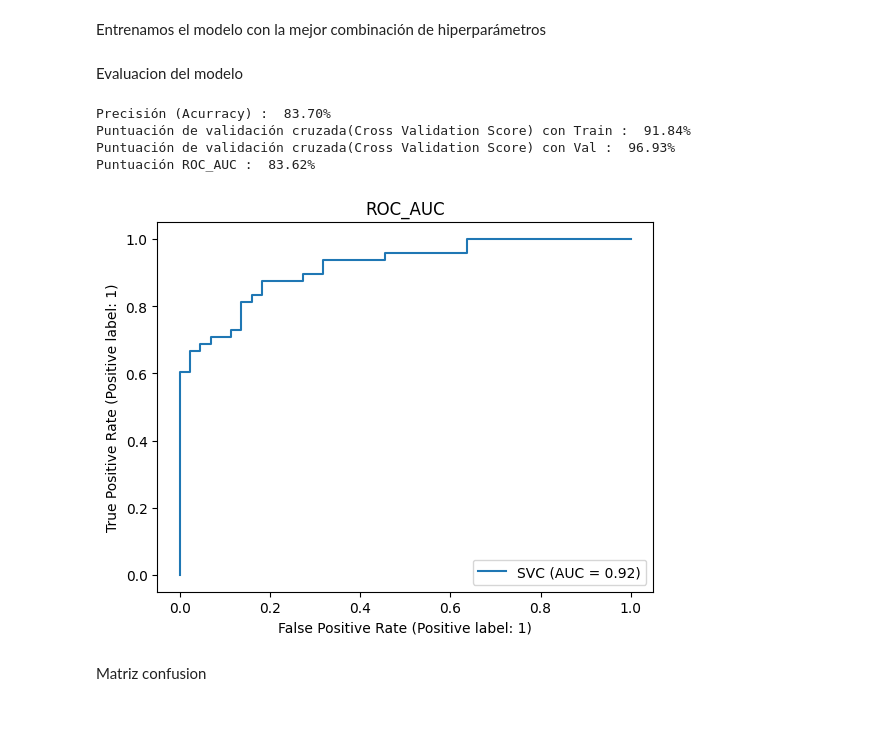
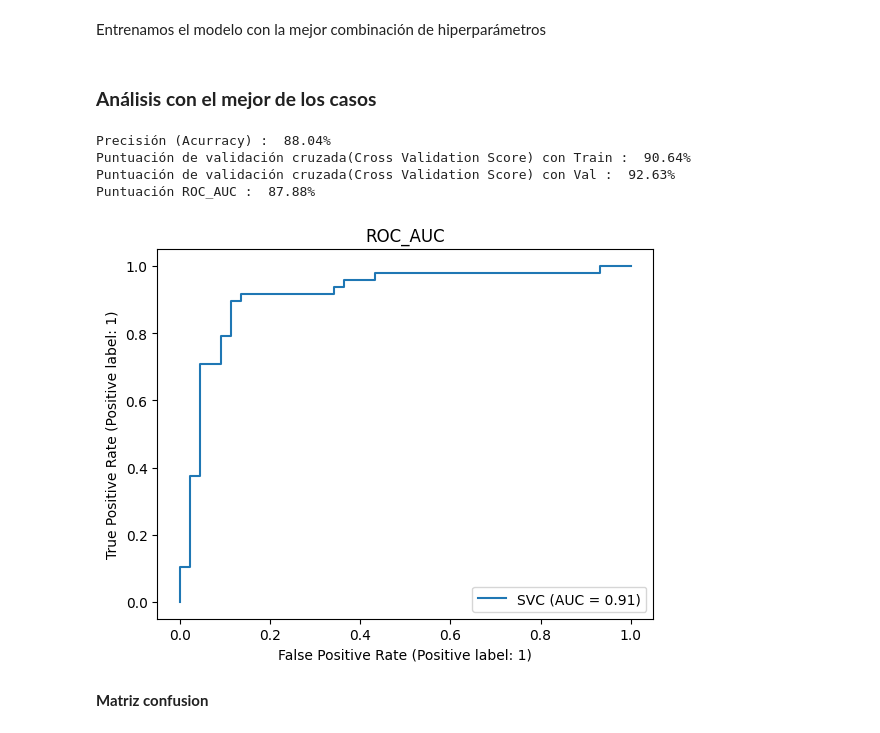
Before and after one commit to fernandogmz/DASI, a Jupyter notebook: Support_Vector_Clasiffier.ipynb, the cells around one changed output. Drawn from its saved outputs; the diff is of its cells as text; code cells hidden in the pictures.

```diff
--- a/Support_Vector_Clasiffier.ipynb
+++ b/Support_Vector_Clasiffier.ipynb
@@ -261,0 +280,7 @@ X_val_enc = enc.transform(X_val)
+# %%
+from sklearn.model_selection import train_test_split
+
+X_train_OH, X_test_OH, Y_train_OH, Y_test_OH = train_test_split(X, Y, test_size=0.1, random_state = RANDOM_STATE)
+X_train_OH, X_val_OH, Y_train_OH, Y_val_OH = train_test_split(X_train_OH, Y_train_OH, test_size=0.1, random_state = RANDOM_STATE)
+
+X_train_OH.shape, X_test_OH.shape, X_val_OH.shape
@@ -262 +291,13 @@ X_val_enc = enc.transform(X_val)
+# %%
+from sklearn.preprocessing import StandardScaler
+scaler = StandardScaler()
+
+scaler.fit(X_train_OH)
+X_train_OH= scaler.transform(X_train_OH)
+
+scaler.fit(X_test_OH)
+X_test_OH= scaler.transform(X_test_OH)
+
+scaler.fit(X_val_OH)
+X_val_OH= scaler.transform(X_val_OH)
 # %% [markdown]
@@ -275,8 +316,7 @@ kernels = ['linear', 'poly', 'rbf', 'sigmoid']
 cs = [0.00001 ,	0.0001 ,	0.001 ,	0.01 ,	0.1 ,	1]
 # %%
 # Table structure
-# penalty max_iterations learning_rate alpha eta
-from sklearn.naive_bayes import BernoulliNB
+from sklearn.svm import SVC
 
 results = []
 for kernel in kernels:
@@ -284,11 +324,11 @@ for kernel in kernels:
     print('Entrenando... kernel:{kernel} --- c:{c} ---'.format(kernel=kernel, c = c))
     # Traing model
     classifier_svc = SVC(kernel = kernel, C = c)
-    classifier_svc.fit(X_train_label, y_train_label)   # el método fit entrena el modelo con los datos que se le pasan
+    classifier_svc.fit(X_train_OH, Y_train_OH)   # el método fit entrena el modelo con los datos que se le pasan
     # Generate prediction
-    prediction = classifier_svc.predict(X_test_label)
+    prediction = classifier_svc.predict(X_test_OH)
     # Calculate accuracy
-    accuracy = accuracy_score(y_test_label,prediction)
+    accuracy = accuracy_score(Y_test_OH,prediction)
     print('    ==> Accuracy: {acc} '.format(acc=accuracy))
     print(' ')
 
@@ -360,30 +406,30 @@ params
 Entrenamos el modelo con la mejor combinación de hiperparámetros
 # %%
 classifier_svc = SVC(**params)
-classifier_svc.fit(X_train_enc,y_train)
-prediction = classifier_svc.predict(X_test_enc)
+classifier_svc.fit(X_train_OH,Y_train_OH)
+prediction = classifier_svc.predict(X_test_OH)
-# %% [markdown]
-Evaluacion del modelo
+# %% [markdown]
+### **Análisis con el mejor de los casos**
 # %%
 cv = RepeatedStratifiedKFold(n_splits = 10,n_repeats = 3,random_state = 1)
 
-print("Precisión (Acurracy) : ",'{0:.2%}'.format(accuracy_score(y_test,prediction)))
-print("Puntuación de validación cruzada(Cross Validation Score) con Train : ",'{0:.2%}'.format(cross_val_score(classifier_svc,X_train_enc,y_train,cv = cv,scoring = 'roc_auc').mean()))
-print("Puntuación de validación cruzada(Cross Validation Score) con Val : ",'{0:.2%}'.format(cross_val_score(classifier_svc,X_val_enc,y_val, cv = cv ,scoring = 'roc_auc').mean()))
-print("Puntuación ROC_AUC : ",'{0:.2%}'.format(roc_auc_score(y_test,prediction)))
+print("Precisión (Acurracy) : ",'{0:.2%}'.format(accuracy_score(Y_test_OH,prediction)))
+print("Puntuación de validación cruzada(Cross Validation Score) con Train : ",'{0:.2%}'.format(cross_val_score(classifier_svc,X_train_OH,Y_train_OH,cv = cv,scoring = 'roc_auc').mean()))
+print("Puntuación de validación cruzada(Cross Validation Score) con Val : ",'{0:.2%}'.format(cross_val_score(classifier_svc,X_val_OH,Y_val_OH, cv = cv ,scoring = 'roc_auc').mean()))
+print("Puntuación ROC_AUC : ",'{0:.2%}'.format(roc_auc_score(Y_test_OH,prediction)))
 
-RocCurveDisplay.from_estimator(classifier_svc, X_test_enc,y_test)
+RocCurveDisplay.from_estimator(classifier_svc, X_test_OH,Y_test_OH)
 
 plt.title('ROC_AUC')
 plt.show()
 # %% [output]
-Precisión (Acurracy) :  83.70%
-Puntuación de validación cruzada(Cross Validation Score) con Train :  91.84%
-Puntuación de validación cruzada(Cross Validation Score) con Val :  96.93%
-Puntuación ROC_AUC :  83.62%
+Precisión (Acurracy) :  88.04%
+Puntuación de validación cruzada(Cross Validation Score) con Train :  90.64%
+Puntuación de validación cruzada(Cross Validation Score) con Val :  92.63%
+Puntuación ROC_AUC :  87.88%
-[figure, old version]
+[figure, new version]
-# %% [markdown]
-Matriz confusion
+# %% [markdown]
+**Matriz confusion**
 # %%
 colores = ['#55A4DB','#FFBF24']
 # Matriz de confusión
```
Also changed, not shown: parts of 32 cells of this notebook, 1 other file.
